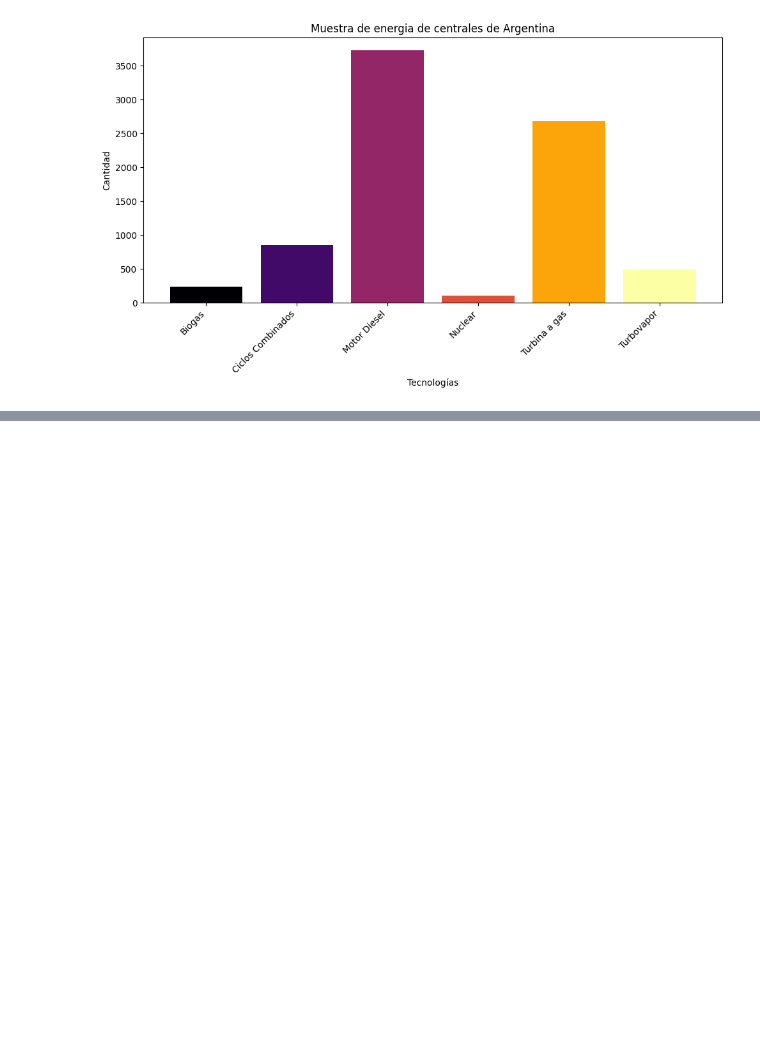
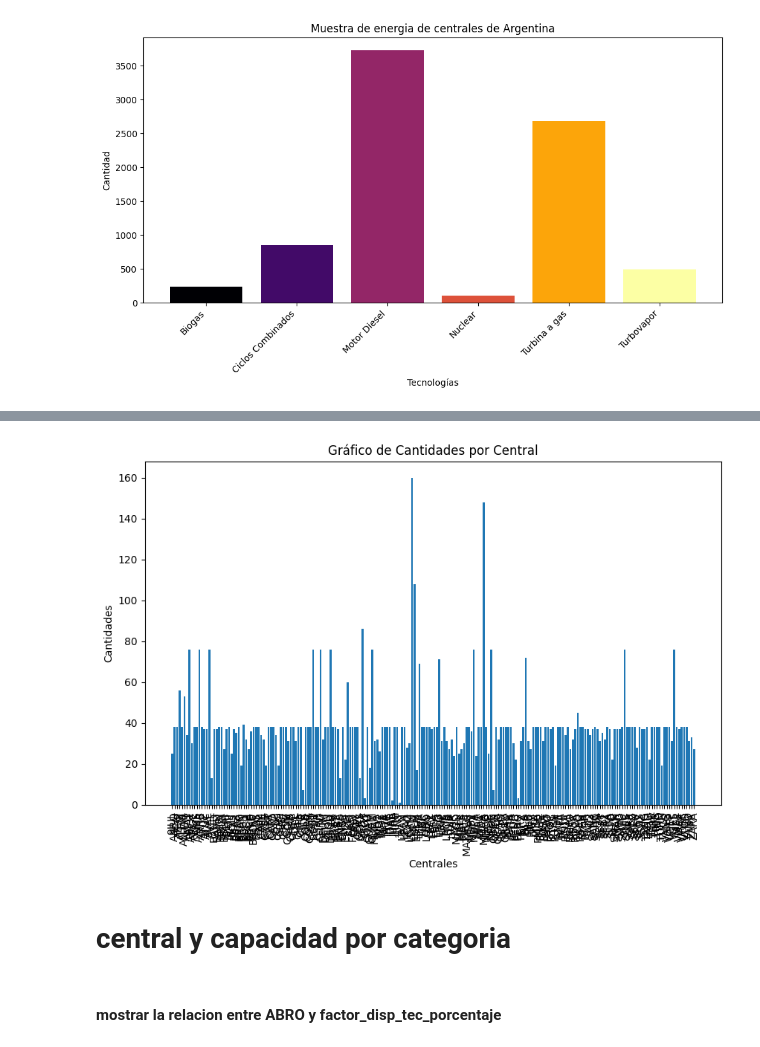
Before and after one commit to gagabriela2787/MachineLearnig, a Jupyter notebook: dataset1.ipynb, the cells around one changed output, grey strips where cells are left out. Saved outputs shown, nothing was run; the diff lists cells and outputs as text; code cells hidden in the pictures; blank space fills up the shorter version.

```diff
--- a/dataset1.ipynb
+++ b/dataset1.ipynb
@@ -188,0 +191,6 @@ plt.show()
+# %%
+# Agrupar por la columna "central" y contar las cantidades
+centralesgrup = df4.groupby("central").size().reset_index(name="cantidades")
+
+# Mostrar el DataFrame agrupado
+print(centralesgrup)
@@ -188,0 +217,23 @@ plt.show()
+# %%
+# Extraer los datos del DataFrame
+centrales = centralesgrup["central"]
+cantidades = centralesgrup["cantidades"]
+
+# Crear el gráfico de barras
+plt.figure(figsize=(10, 6))  # Tamaño del gráfico (ajusta según tus necesidades)
+plt.bar(centrales, cantidades)
+
+# Etiquetas y título del gráfico
+plt.xlabel("Centrales")
+plt.ylabel("Cantidades")
+plt.title("Gráfico de Cantidades por Central")
+
+# Rotar las etiquetas del eje x para que sean legibles si son muchas
+plt.xticks(rotation=90)
+
+# Mostrar el gráfico
+plt.show()
+# %% [output]
+[figure, added]
+# %% [markdown]
+# central y capacidad por categoria
@@ -188,0 +274,2 @@ plt.show()
+# %% [markdown]
+####  mostrar la relacion entre  ABRO y factor_disp_tec_porcentaje
```
Also changed, not shown: parts of 9 cells of this notebook.
